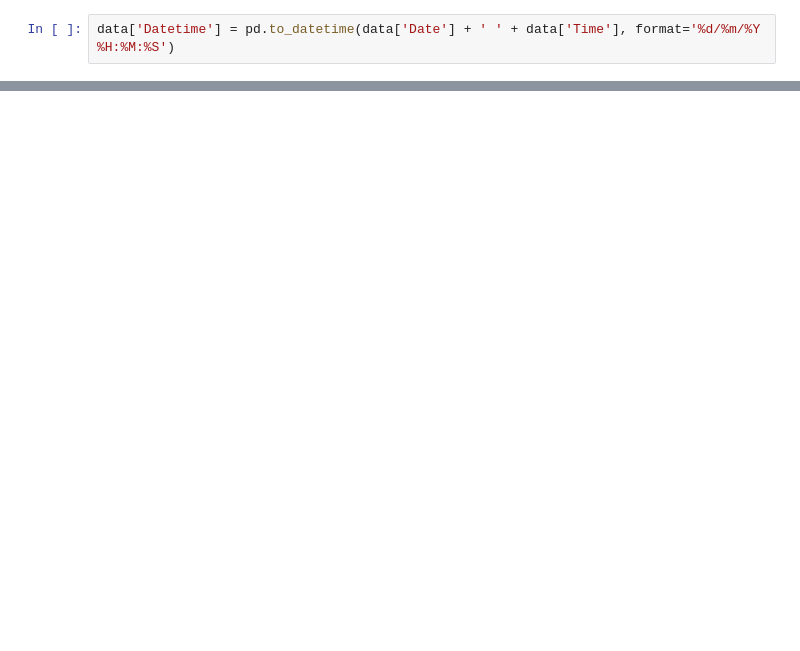
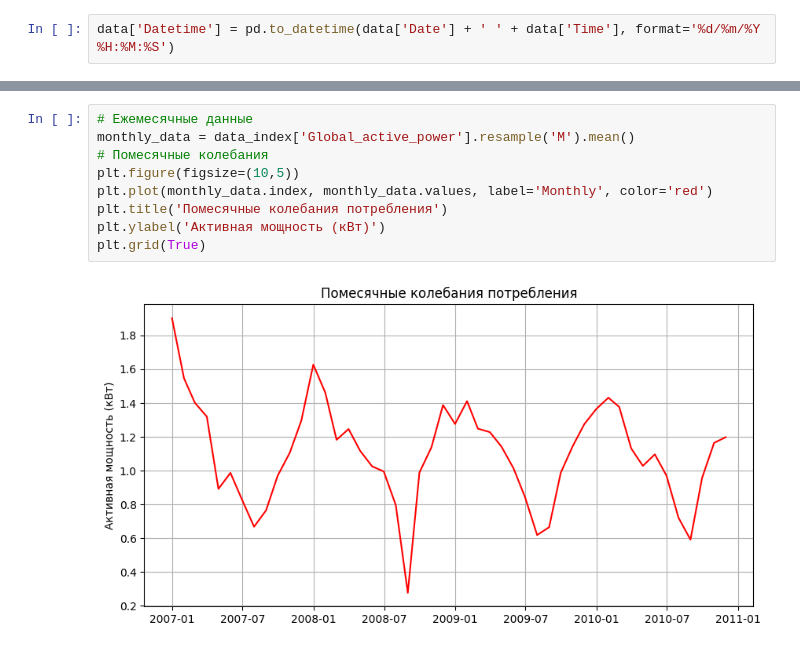
Before and after one commit to zyf2021/Forecasting-electricity-consumption, a Jupyter notebook: forecasting-electricity-consumption.ipynb, the cells around one changed output, grey strips where cells are left out. Drawn from its saved outputs; the diff is of its cells as text; blank space fills up the shorter version.

```diff
--- a/forecasting-electricity-consumption.ipynb
+++ b/forecasting-electricity-consumption.ipynb
@@ -140,0 +236,11 @@ plt.show()
+# %%
+# Ежемесячные данные
+monthly_data = data_index['Global_active_power'].resample('M').mean()
+# Помесячные колебания
+plt.figure(figsize=(10,5))
+plt.plot(monthly_data.index, monthly_data.values, label='Monthly', color='red')
+plt.title('Помесячные колебания потребления')
+plt.ylabel('Активная мощность (кВт)')
+plt.grid(True)
+# %% [output]
+[figure, added]
```
Also changed, not shown: parts of 32 cells of this notebook.
